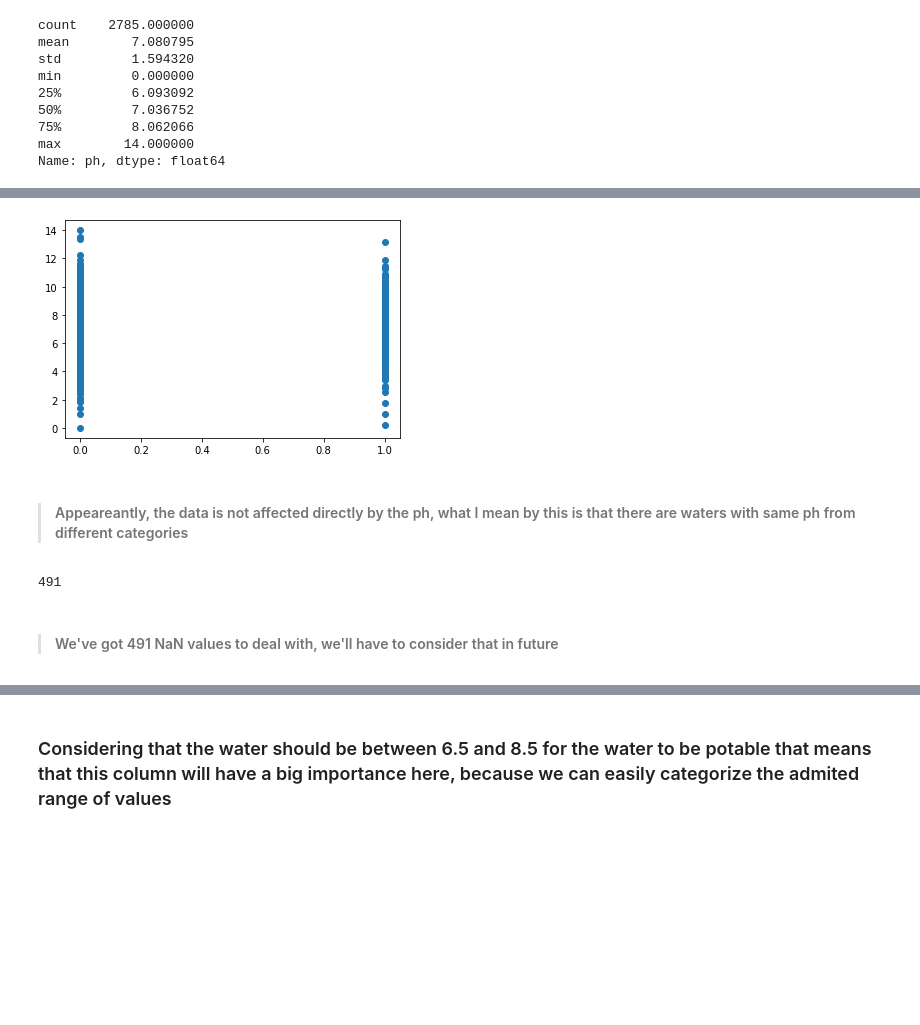
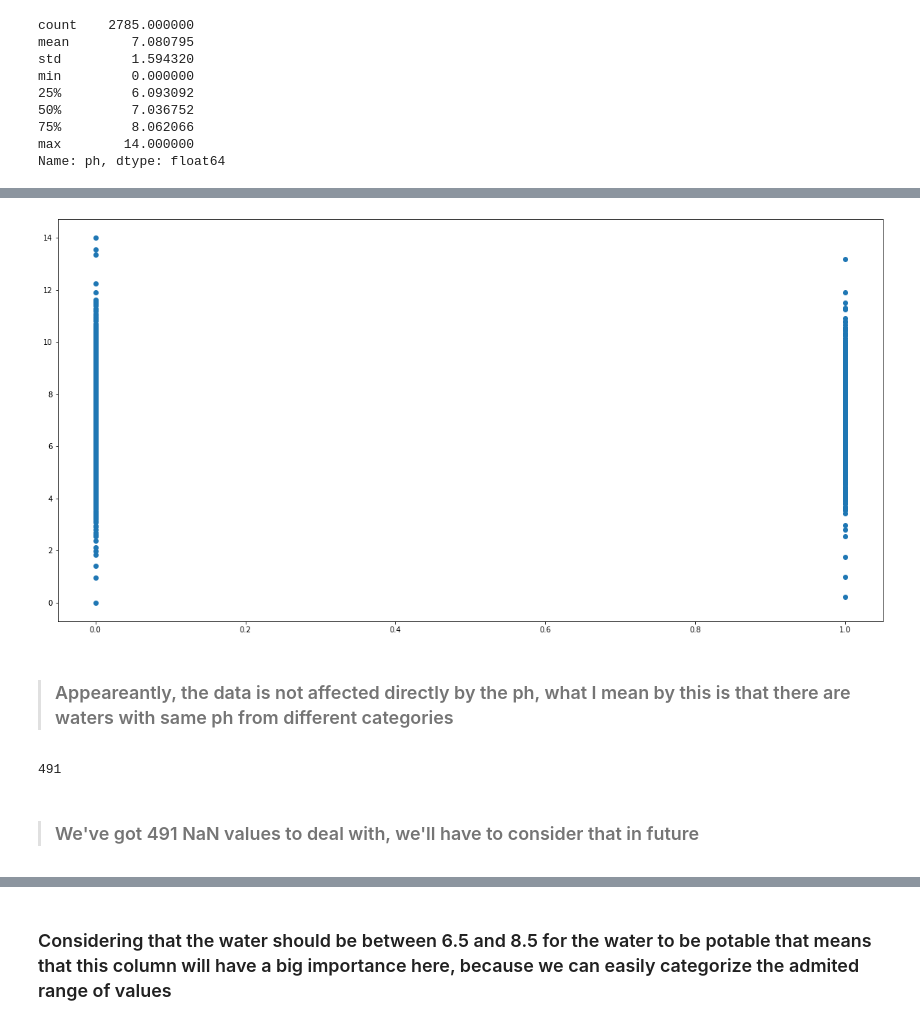
Before and after one commit to pyramixofficial/My-personal-projects, a Jupyter notebook: Exam/Untitled.ipynb, the cells around one changed output, grey strips where cells are left out. Drawn from its saved outputs; the diff is of its cells as text; code cells hidden in the pictures; blank space fills up the shorter version.

```diff
--- a/Exam/Untitled.ipynb
+++ b/Exam/Untitled.ipynb
@@ -126,16 +128,16 @@ data.ph.plot(kind = 'density')
 # %%
-import matplotlib.pyplot as plt
+plt.figure(figsize=(20,10))
 plt.scatter(data['Potability'], data['ph'])
 plt.show()
 # %% [output]
-[figure, old version]
+[figure, new version]
 # %% [markdown]
->#### Appeareantly, the data is not affected directly by the ph, what I mean by this is that there are waters with same ph from different categories
+>### Appeareantly, the data is not affected directly by the ph, what I mean by this is that there are waters with same ph from different categories
 # %%
 data['ph'].isnull().sum()
 # %% [output]
 491
 # %% [markdown]
->#### We've got 491 NaN values to deal with, we'll have to consider that in future
+>### We've got 491 NaN values to deal with, we'll have to consider that in future
 # %%
 import seaborn as sns
```
Also changed, not shown: parts of 96 cells of this notebook, 2 other files.
